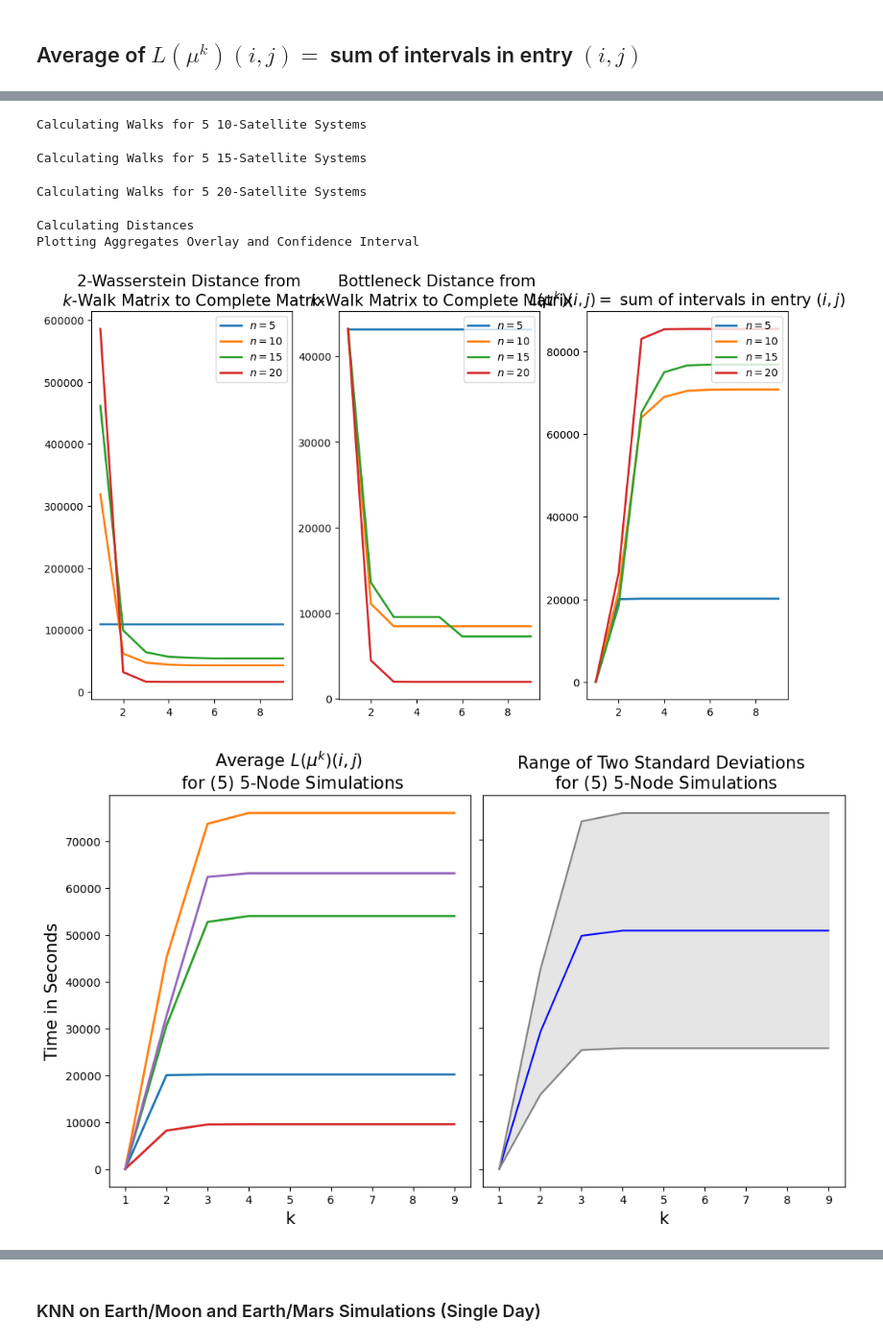
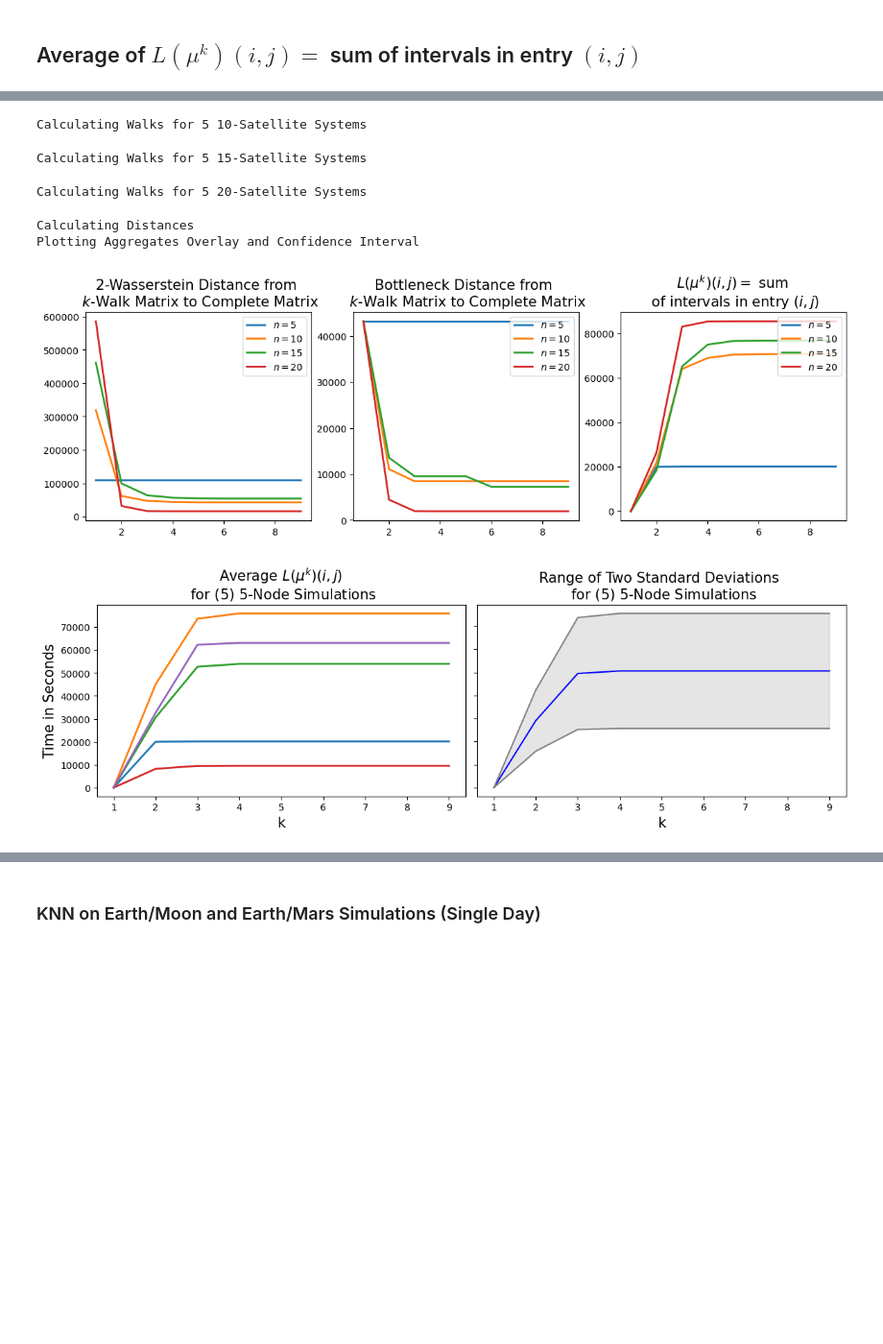
Before and after one commit to TheaMAS/sat-parser, a Jupyter notebook: Experiments.ipynb, the cells around one changed output, grey strips where cells are left out. Shown: that part at 96% size. Saved outputs shown, nothing was run; the diff lists cells and outputs as text; code cells hidden in the pictures; blank space fills up the shorter version.

Commit message:
Improve plots in `Experiments` notebook.

```diff
--- a/Experiments.ipynb
+++ b/Experiments.ipynb
@@ -154,7 +154,7 @@ print(f"Plotting Aggregates Overlay and Confidence Interval")
 x = list(range(1, walk_length))
 
 # Plot Wasserstein and Bottleneck Distances to Complete Matrices (First, j=0)
-fig, axs = plt.subplots(1, 3, constrained_layout=True, figsize=(10, 6))
+fig, axs = plt.subplots(1, 3, constrained_layout=True, figsize=(12, 4))
 axs[0].set_title(f"2-Wasserstein Distance from \n $k$-Walk Matrix to Complete Matrix", fontsize=15)
 axs[1].set_title(f"Bottleneck Distance from \n $k$-Walk Matrix to Complete Matrix", fontsize=15)
 axs[2].set_title(f"$L(\mu^k)(i, j) = $ sum \n of intervals in entry $(i, j)$", fontsize=15)
@@ -179,7 +179,7 @@ plt.show()
 # Plot Lifetime Distances and Confidence Intervals
 mean_list = [[] for n in n_list]
 for i, n in enumerate(n_list):
-    fig, axs = plt.subplots(1, 2, constrained_layout=True, figsize=(10, 6))
+    fig, axs = plt.subplots(1, 2, constrained_layout=True, figsize=(12, 4))
 
     # axs[0].set_xlabel("k", fontsize=15)
     # axs[0].set_ylabel('Time in Seconds', fontsize=15)
@@ -240,16 +240,16 @@ Running Lifetime Matrix Simulations on Date = 2023-04-05 20:48:11.878440
 Generating ORB Files
 Running SOAP on ORB files
 Constructing Matrices from ORB Files
 Average Dimension of 5-Satellite TVG Matrices is 4.8
 Average Dimension of 10-Satellite TVG Matrices is 9.8
 Average Dimension of 15-Satellite TVG Matrices is 14.6
 Average Dimension of 20-Satellite TVG Matrices is 20.0
 Calculating Walks
 Calculating Walks for 5 5-Satellite Systems
 Calculating Walks for 5 10-Satellite Systems
 Calculating Walks for 5 15-Satellite Systems
 Calculating Walks for 5 20-Satellite Systems
 Calculating Distances
 Plotting Aggregates Overlay and Confidence Interval
-[figure, old version]
+[figure, new version]
-[figure, old version]
+[figure, new version]
```
Also changed, not shown: parts of 2 cells of this notebook.
